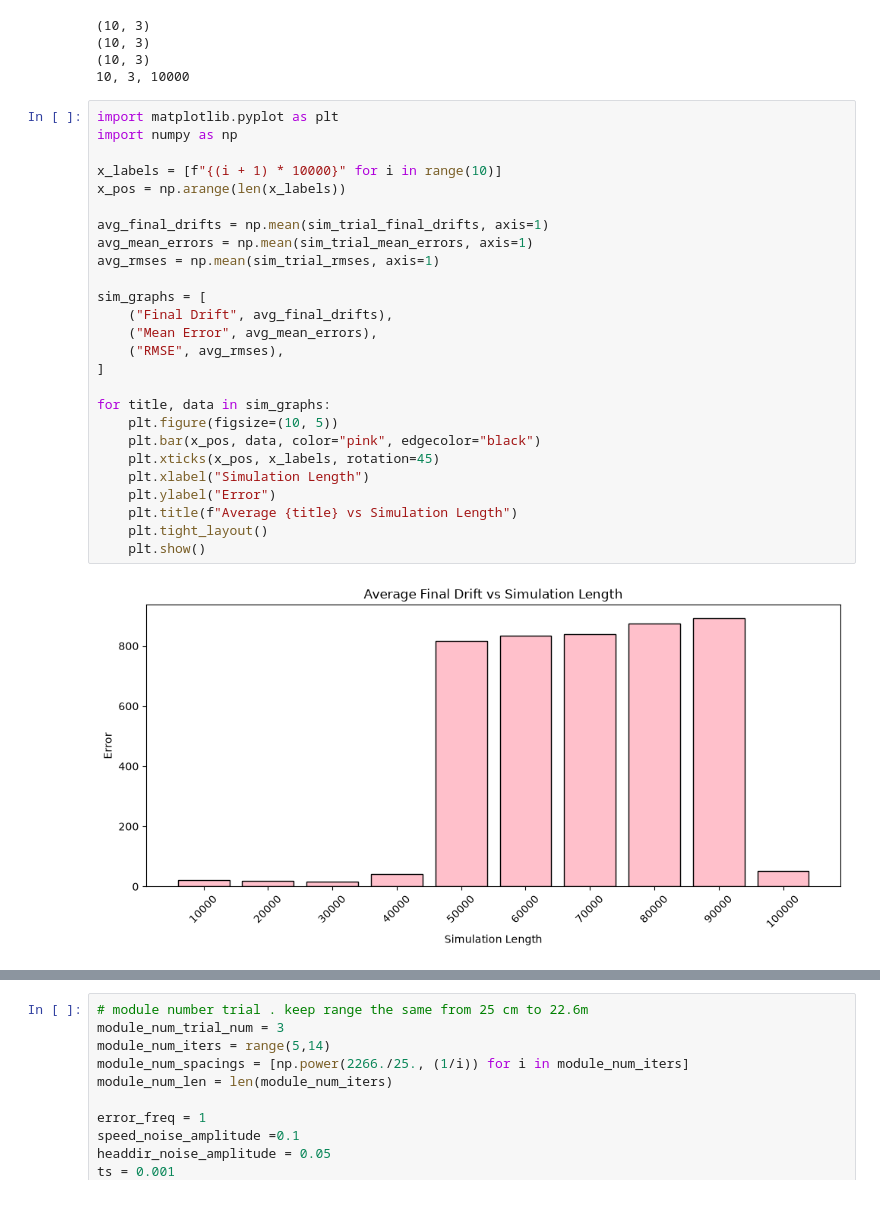
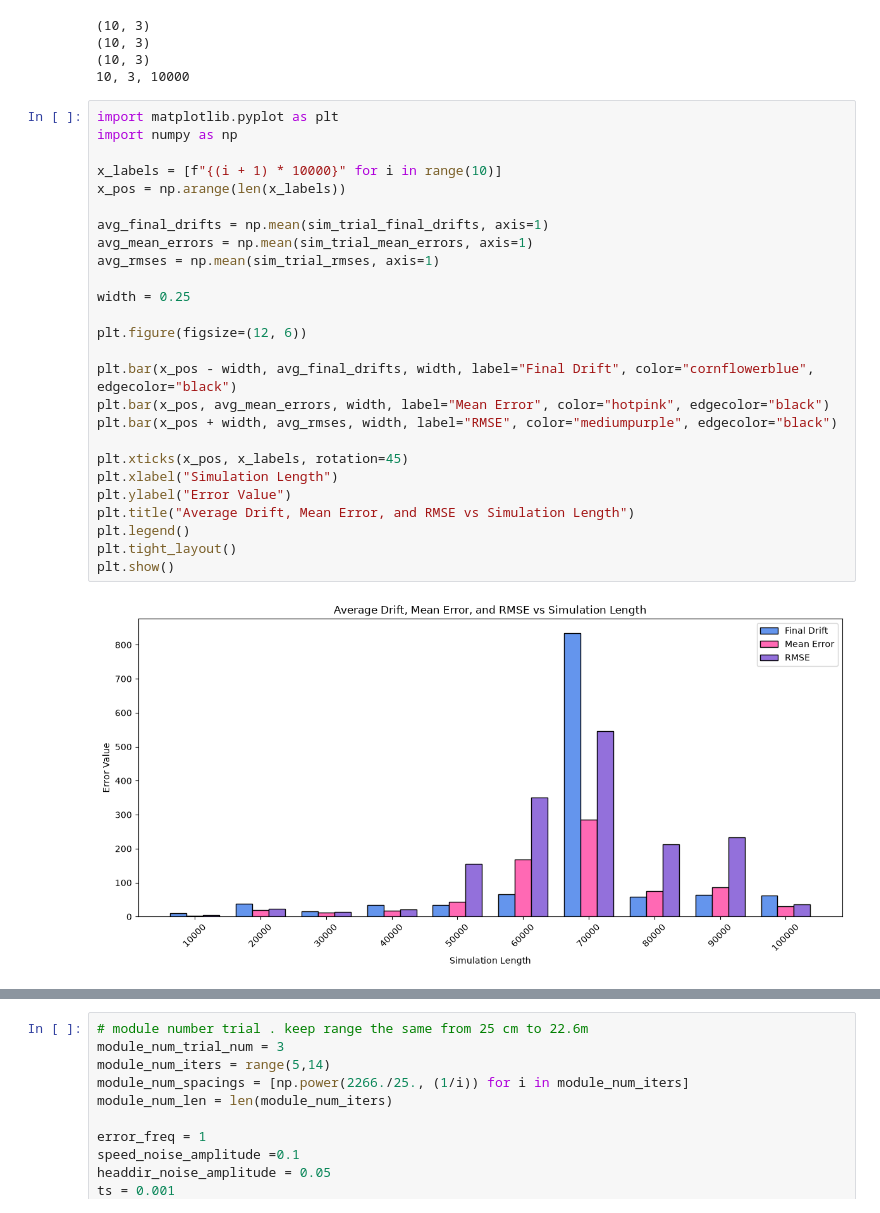
Before and after one commit to SoapingYou/a-bu-tism, a Jupyter notebook: Experimental_Trials_Aim_1.ipynb, the cells around one changed output, grey strips where cells are left out. Drawn from its saved outputs; the diff is of its cells as text.

Commit message:
3 bar graphs in 1

```diff
--- a/Experimental_Trials_Aim_1.ipynb
+++ b/Experimental_Trials_Aim_1.ipynb
@@ -137,28 +136,28 @@ print(f"{len(sim_trial_errors_over_time)}, {len(sim_trial_errors_over_time[0])},
 # %%
 import matplotlib.pyplot as plt
 import numpy as np
 
 x_labels = [f"{(i + 1) * 10000}" for i in range(10)]
 x_pos = np.arange(len(x_labels))
 
 avg_final_drifts = np.mean(sim_trial_final_drifts, axis=1)
 avg_mean_errors = np.mean(sim_trial_mean_errors, axis=1)
 avg_rmses = np.mean(sim_trial_rmses, axis=1)
 
-sim_graphs = [
-    ("Final Drift", avg_final_drifts),
-    ("Mean Error", avg_mean_errors),
-    ("RMSE", avg_rmses),
-]
+width = 0.25
 
-for title, data in sim_graphs:
-    plt.figure(figsize=(10, 5))
-    plt.bar(x_pos, data, color="pink", edgecolor="black")
-    plt.xticks(x_pos, x_labels, rotation=45)
-    plt.xlabel("Simulation Length")
-    plt.ylabel("Error")
-    plt.title(f"Average {title} vs Simulation Length")
-    plt.tight_layout()
-    plt.show()
+plt.figure(figsize=(12, 6))
+
+plt.bar(x_pos - width, avg_final_drifts, width, label="Final Drift", color="cornflowerblue", edgecolor="black")
+plt.bar(x_pos, avg_mean_errors, width, label="Mean Error", color="hotpink", edgecolor="black")
+plt.bar(x_pos + width, avg_rmses, width, label="RMSE", color="mediumpurple", edgecolor="black")
+
+plt.xticks(x_pos, x_labels, rotation=45)
+plt.xlabel("Simulation Length")
+plt.ylabel("Error Value")
+plt.title("Average Drift, Mean Error, and RMSE vs Simulation Length")
+plt.legend()
+plt.tight_layout()
+plt.show()
 # %% [output]
-[figure, old version]
+[figure, new version]
```
Also changed, not shown: parts of 5 cells of this notebook.
